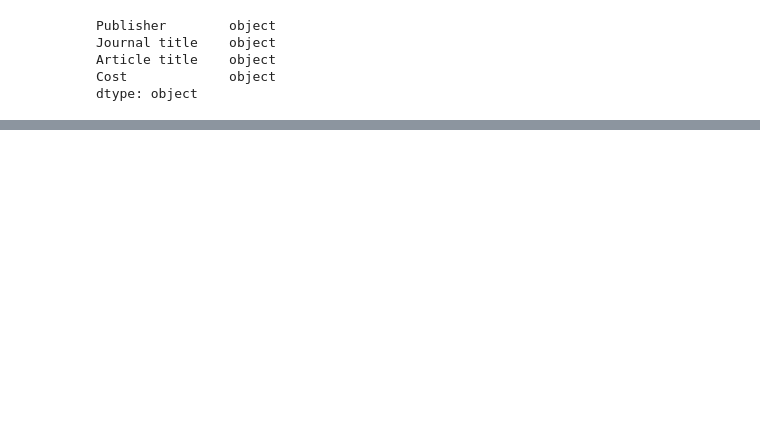
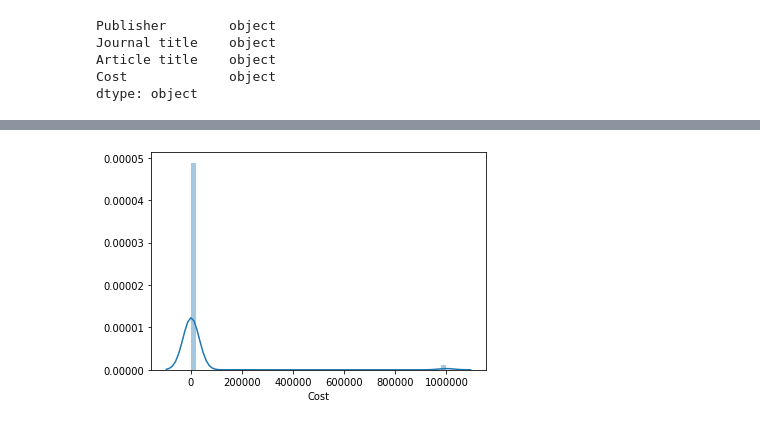
Before and after one commit to andrewab981/Thinkful, a Jupyter notebook: Module 12/12.6 Data Cleaning Challenge.ipynb, the cells around one changed output, grey strips where cells are left out. Saved outputs shown, nothing was run; the diff lists cells and outputs as text; code cells hidden in the pictures; blank space fills up the shorter version.

```diff
--- a/Module 12/12.6 Data Cleaning Challenge.ipynb
+++ b/Module 12/12.6 Data Cleaning Challenge.ipynb
@@ -111,0 +97,9 @@ publishers = df.groupby(['Publisher'])
+# %%
+# Visualize data to find any outliers
+df.sort_values(by=['Cost'], ascending=False)
+sns.distplot(df['Cost'])
+plt.show()
+
+# Massive outliers at 999,999 need to remove
+# %% [output]
+[figure, added]
```
Also changed, not shown: parts of 9 cells of this notebook.
